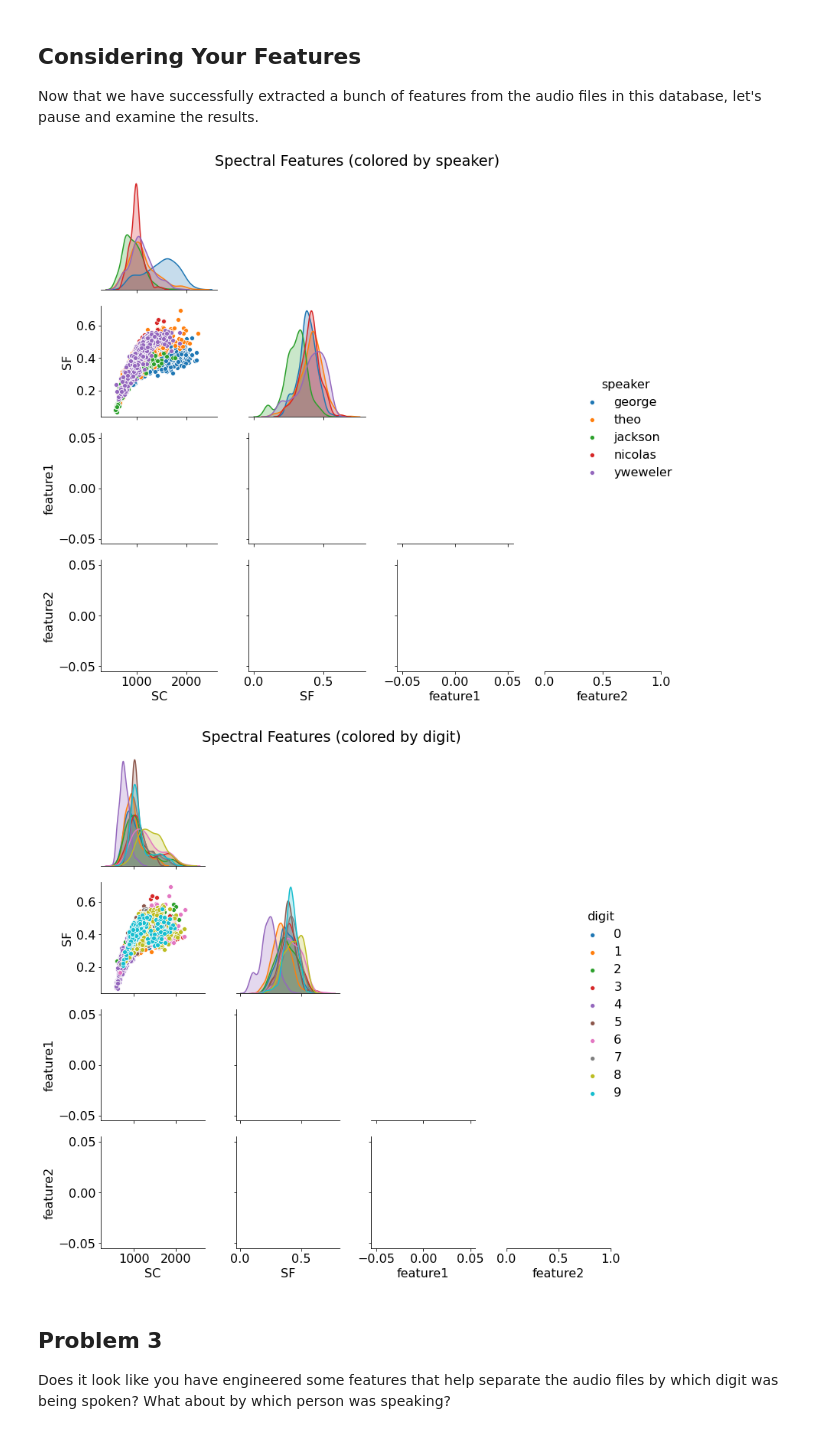
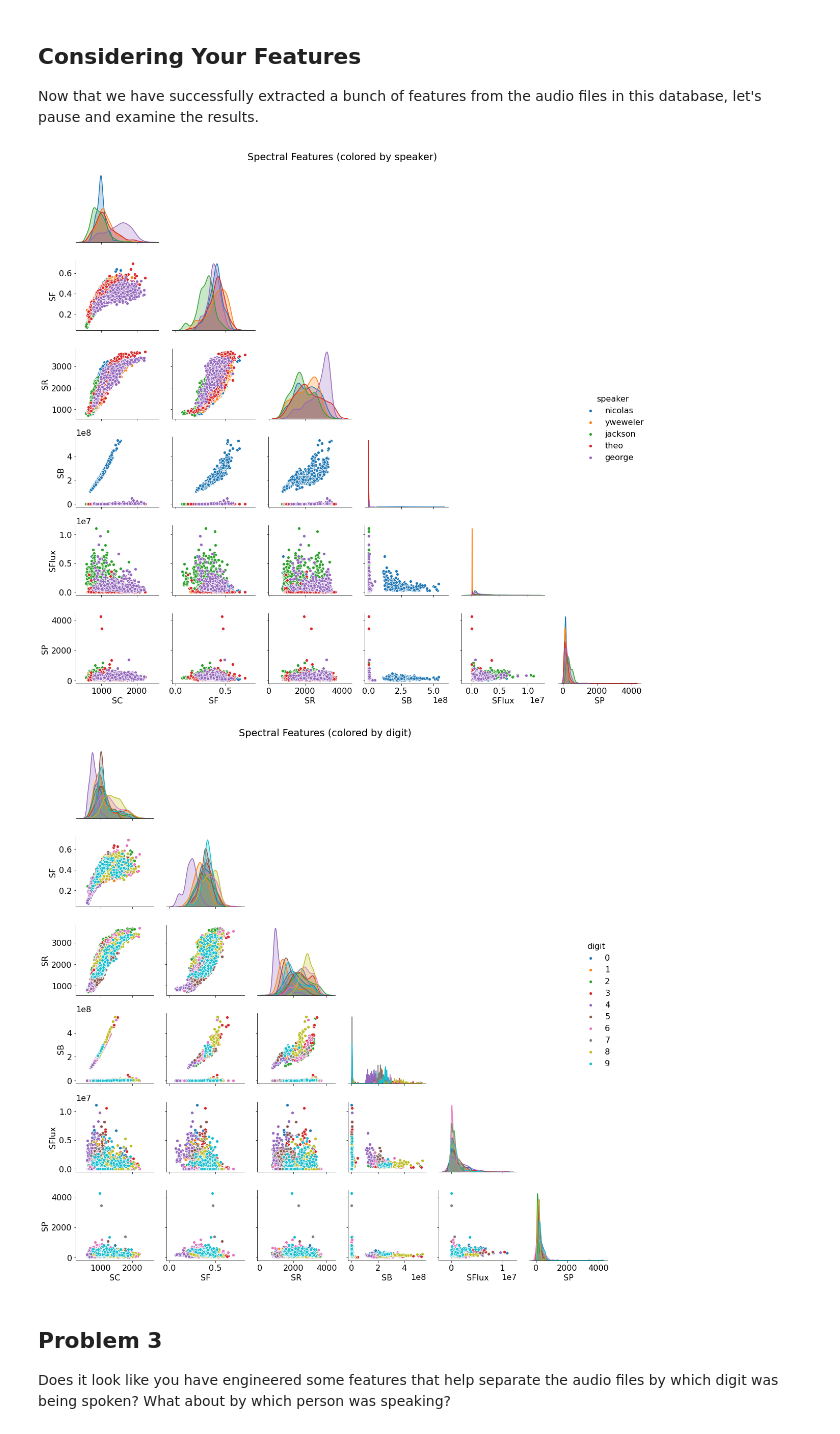
Before and after one commit to Pizzawookiee/Week2_Public, a Jupyter notebook: Notebooks/04_SignalsML/SignalsML_Exercises.ipynb, the cells around one changed output. Drawn from its saved outputs; the diff is of its cells as text; code cells hidden in the pictures.

```diff
--- a/Notebooks/04_SignalsML/SignalsML_Exercises.ipynb
+++ b/Notebooks/04_SignalsML/SignalsML_Exercises.ipynb
@@ -185,4 +180,0 @@ def feature1_extractor(ft, f_s):
-# %%
-def feature2_extractor(ft, f_s):
-    """The even cooler feature extractor I wrote"""
-    pass
@@ -188,0 +195,20 @@ def feature2_extractor(ft, f_s):
+# %%
+def feature2_extractor(ft, f_s):
+    '''spectral flux'''
+    num_samples = len(ft)
+    freqs = np.linspace(0, f_s, num_samples)
+
+    # Grab the magnitude of the relevant part of the fourier transform values
+    freqs = freqs[0:num_samples//2]
+    magnitude = np.abs(ft[0:num_samples//2]) * (2/num_samples)
+
+    flux = 0.0
+
+    for i in range (1, len(magnitude)):
+      flux += (magnitude[i]-magnitude[i-1])**2
+    return flux
+# %%
+def feature3_extractor(ft, f_s):
+    '''returns the sum of all peak frequencies divided by sample rate'''
+    peaks, _ = scipy.signal.find_peaks(ft)
+    return np.sum(peaks)/f_s
@@ -204,7 +270,7 @@ re_trial = re.compile('_\d.')
 ##########################################################
 # ADD THE NAMES OF YOUR FEATURES TO THIS LIST OF COLUMNS #
 ##########################################################
-df = pd.DataFrame(columns=['digit','speaker', 'SC','SF','SR'])
+df = pd.DataFrame(columns=['digit','speaker', 'SC','SF','SR','SB','SFlux', 'SP'])
 
 # Loop over each audio file in the data directory
 for audio_file in os.listdir(data_dir):
@@ -237,8 +303,9 @@ for audio_file in os.listdir(data_dir):
         sc = spectral_centroid(ft, sample_rate)
         sf = spectral_flatness(ft)
         sr = spectral_rolloff (ft, sample_rate)
-        #feature1 = feature1_extractor(ft, sample_rate)
-        #feature2 = feature2_extractor(ft, sample_rate)
+        feature1 = feature1_extractor(ft, sample_rate)
+        feature2 = feature2_extractor(ft, sample_rate)
+        feature3 = feature3_extractor(ft, sample_rate)
         ### OPTIONAL: ADD MORE FEATURES HERE!
         ###
         ### NOTE: IF YOUR FEATURE EXTRACTOR RETURNS MORE THAN ONE VALUE, THEN
@@ -246,10 +313,10 @@ for audio_file in os.listdir(data_dir):
 
         # Add the info for this file to our dataframe
         feature_dict = {'digit':digit, 'speaker':speaker,'SC':sc,'SF':sf,
-                        'SR':sr}
-
-                        #'feature1':feature1, # <-- UPDATE FEATURE NAME
-                        #'feature2':feature2} # <-- UPDATE FEATURE NAME
+                        'SR':sr,
+                        'SB':feature1, # <-- UPDATE FEATURE NAME
+                        'SFlux':feature2,
+                        'SP':feature3} # <-- UPDATE FEATURE NAME
                                              # OPTIONAL: EXTEND THE DICTIONARY
                                              # WITH EVEN MORE FEATURES!
         df = df.append(feature_dict, ignore_index=True)
@@ -292,27 +359,27 @@ Now that we have successfully extracted a bunch of features from the audio files
 # %%
 # Visualize a pairplot of the spectral features. In this instance, color each
 # datapoint by the *person* speaking the digit to see if each *speaker* has a
 # distinguishable set of spectral characteristics (e.g., deep vs high voice)
-g = sns.pairplot(data=df, vars=['SC', 'SF', 'feature1', 'feature2'],
+g = sns.pairplot(data=df, vars=['SC', 'SF', 'SR', 'SB', 'SFlux', 'SP'],
                  hue='speaker', corner=True)
 plt.suptitle('Spectral Features (colored by speaker)', x=0.5, y=1.02)
 
 # Clean up the plot appearance
 plt.gcf().tight_layout()
 
 # Repeat this plot, but now color each datapoint by the *digit* being spoken to
 # see if each *word* has a distinguishable set of spectral characteristics
 # (e.g., does the buzzing 'z' in 'zero' cause a different set of characteristics
 # than the shap 't' sound in 'two'?)
-g = sns.pairplot(data=df, vars=['SC', 'SF', 'feature1', 'feature2'],
+g = sns.pairplot(data=df, vars=['SC', 'SF', 'SR', 'SB', 'SFlux', 'SP'],
                  hue='digit', corner=True)
 plt.suptitle('Spectral Features (colored by digit)', x=0.5, y=1.02)
 
 # Clean up the plot appearance
 plt.gcf().tight_layout()
 # %% [output]
-[figure, old version]
+[figure, new version]
-[figure, old version]
+[figure, new version]
 # %% [markdown]
 ## Problem 3
 
```
Also changed, not shown: parts of 9 cells of this notebook.
